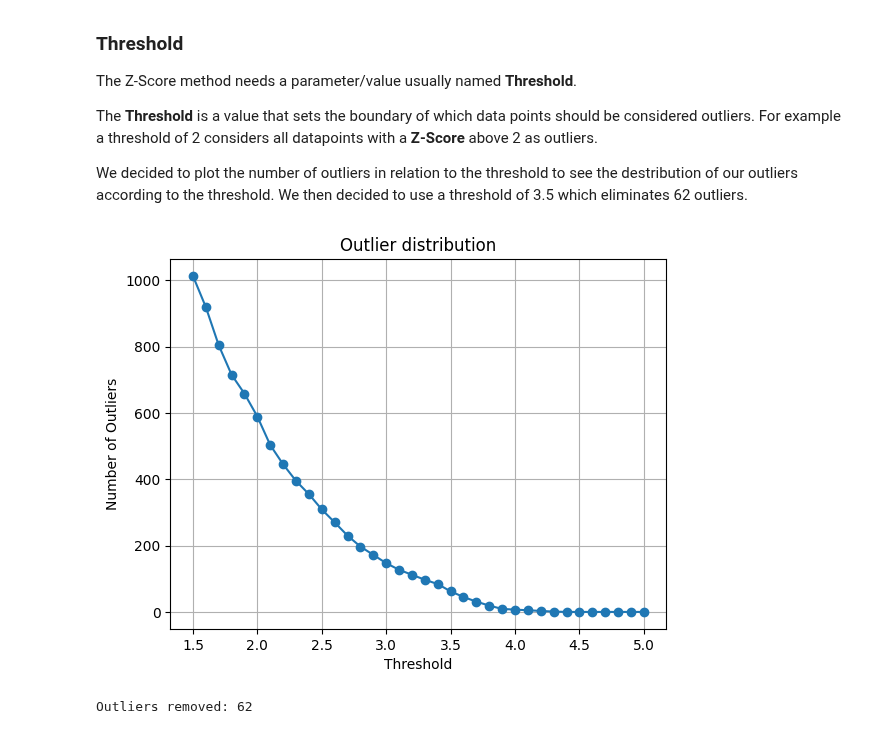
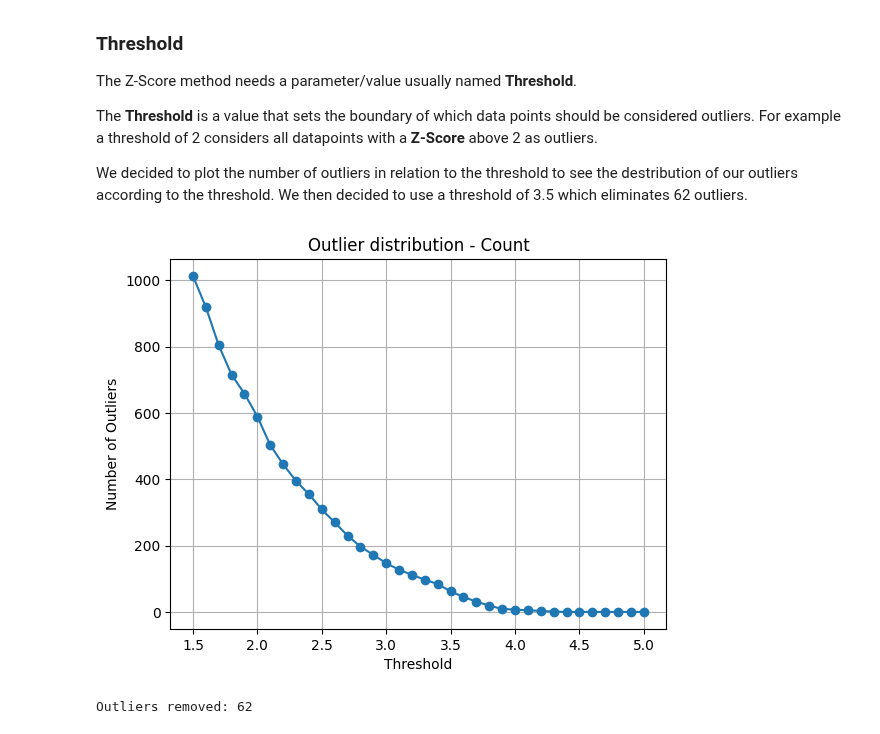
Before and after one commit to ArchibaldTheFirst/YuluBikesharing_Group5, a Jupyter notebook: RegressionModel.ipynb, the cells around one changed output. Drawn from its saved outputs; the diff is of its cells as text; code cells hidden in the pictures.

Commit message:
Minor changes to the model files like title of graphs and minor changes to markdown

```diff
--- a/RegressionModel.ipynb
+++ b/RegressionModel.ipynb
@@ -102,34 +102,34 @@ We then decided to use a threshold of 3.5 which eliminates 62 outliers.
 # %%
 # Initialize lists to store results
 # thresholds is a list of values from 1.5 to 5.0 with a step of 0.1
 thresholds = np.arange(1.5, 5.1, 0.1)
 num_outliers_list = []  # List to store the number of outliers for each threshold
 threshold_list = []  # List to store the threshold values
 
 # Loop through different thresholds
 for i in thresholds:
     # Apply z-score outlier detection
     # z_scores is a list of z-scores for each data point in the 'salary_in_usd' column
     z_scores = np.abs(stats.zscore(yulu_data_set['count']))
     # outliers is a list of indices where the z-score is greater than the threshold
     outliers = np.where((z_scores > i) | (z_scores < -i))[0]
 
     # Store results
     # Number of outliers for the current threshold
     num_outliers = len(outliers)
     # Append the number of outliers to the list
     num_outliers_list.append(num_outliers)
     threshold_list.append(i)  # Append the current threshold to the list
 
 # Plot knee point graph
 plt.plot(threshold_list, num_outliers_list, marker='o', linestyle='-')
-plt.title('Outlier distribution')
+plt.title('Outlier distribution - Count')
 plt.ylabel('Number of Outliers')
 plt.xlabel('Threshold')
 plt.grid(True)
 plt.show()
 # %% [output]
-[figure, old version]
+[figure, new version]
 # %%
 # Outlier detection
 # Set the threshold for outlier detection
```
